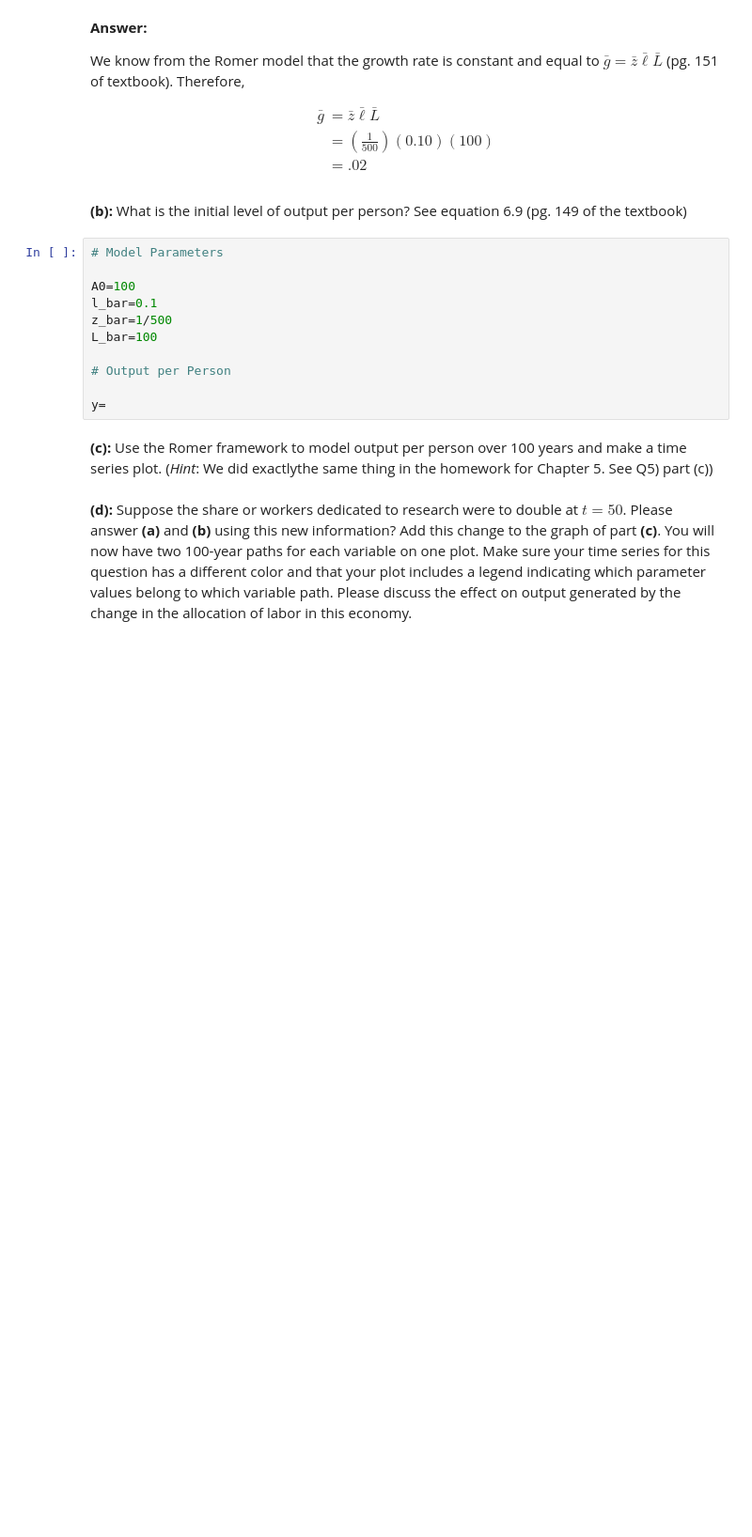
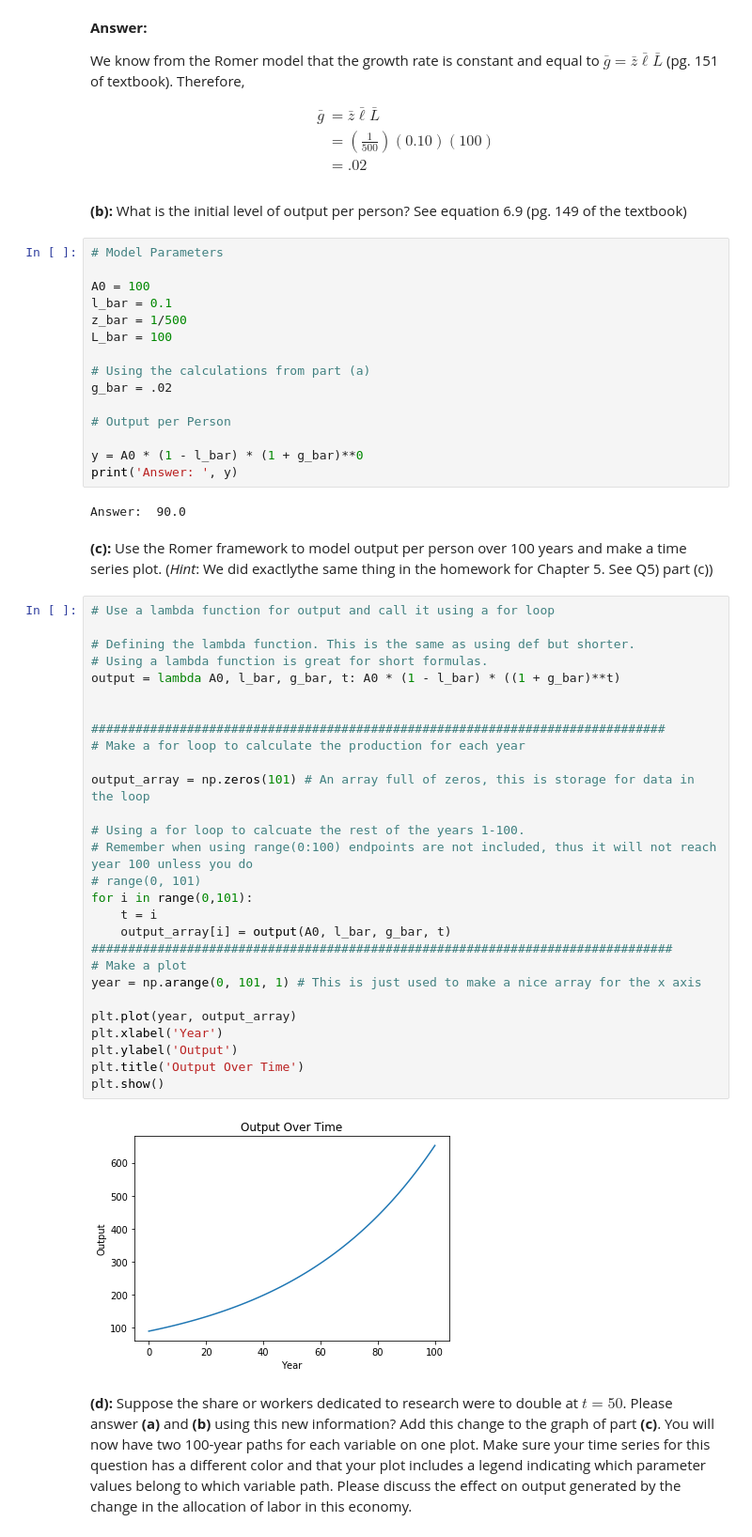
Before and after one commit to dylanjm/econ_381_development, a Jupyter notebook: solution_versions/chapter_06_solutions.ipynb, the cells around one changed output. Shown: that part at 94% size. Cells and saved outputs as stored; diff of their text form; blank space fills up the shorter version.

```diff
--- a/solution_versions/chapter_06_solutions.ipynb
+++ b/solution_versions/chapter_06_solutions.ipynb
@@ -40,15 +43,51 @@ __(b):__ What is the initial level of output per person? See equation 6.9 (pg. 1
 # %%
 # Model Parameters
 
-A0=100
-l_bar=0.1
-z_bar=1/500
-L_bar=100
+A0 = 100
+l_bar = 0.1
+z_bar = 1/500
+L_bar = 100
+
+# Using the calculations from part (a)
+g_bar = .02
 
 # Output per Person
 
-y=
+y = A0 * (1 - l_bar) * (1 + g_bar)**0
+print('Answer: ', y)
+# %% [output]
+Answer:  90.0
 # %% [markdown]
 __(c):__ Use the Romer framework to model output per person over 100 years and make a time series plot. (_Hint_: We did exactlythe same thing in the homework for Chapter 5. See Q5) part (c))
+# %%
+# Use a lambda function for output and call it using a for loop
+
+# Defining the lambda function. This is the same as using def but shorter.
+# Using a lambda function is great for short formulas.
+output = lambda A0, l_bar, g_bar, t: A0 * (1 - l_bar) * ((1 + g_bar)**t)
+
+
+##############################################################################
+# Make a for loop to calculate the production for each year
+
+output_array = np.zeros(101) # An array full of zeros, this is storage for data in the loop
+
+# Using a for loop to calcuate the rest of the years 1-100.
+# Remember when using range(0:100) endpoints are not included, thus it will not reach year 100 unless you do
+# range(0, 101)
+for i in range(0,101):
+    t = i
+    output_array[i] = output(A0, l_bar, g_bar, t)
+###############################################################################
+# Make a plot
+year = np.arange(0, 101, 1) # This is just used to make a nice array for the x axis
+
+plt.plot(year, output_array)
+plt.xlabel('Year')
+plt.ylabel('Output')
+plt.title('Output Over Time')
+plt.show()
+# %% [output]
+[figure, added]
 # %% [markdown]
 __(d):__ Suppose the share or workers dedicated to research were to double at $t=50$. Please answer __(a)__ and __(b)__ using this new information? Add this change to the graph of part __(c)__. You will now have two 100-year paths for each variable on one plot. Make sure your time series for this question has a different color and that your plot includes a legend indicating which parameter values belong to which variable path. Please discuss the effect on output generated by the change in the allocation of labor in this economy.
```
Also changed, not shown: parts of 18 cells of this notebook, 1 other file.
